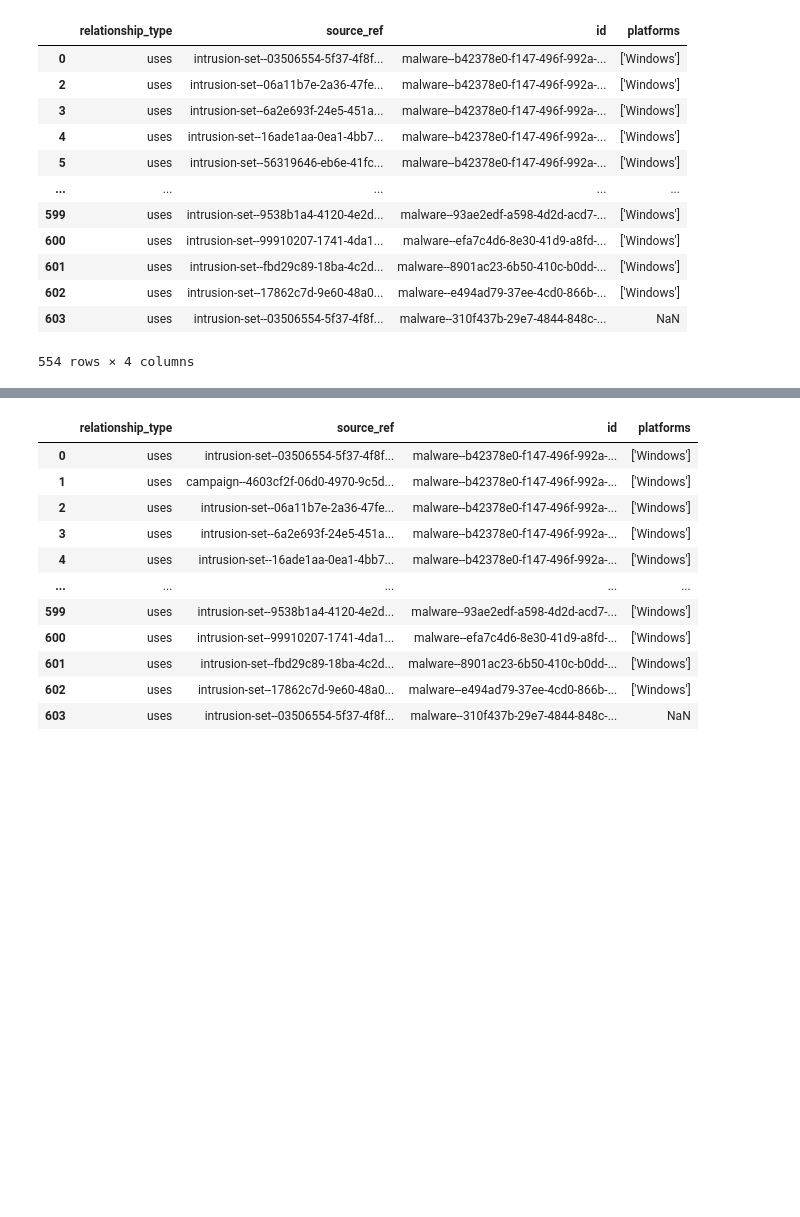
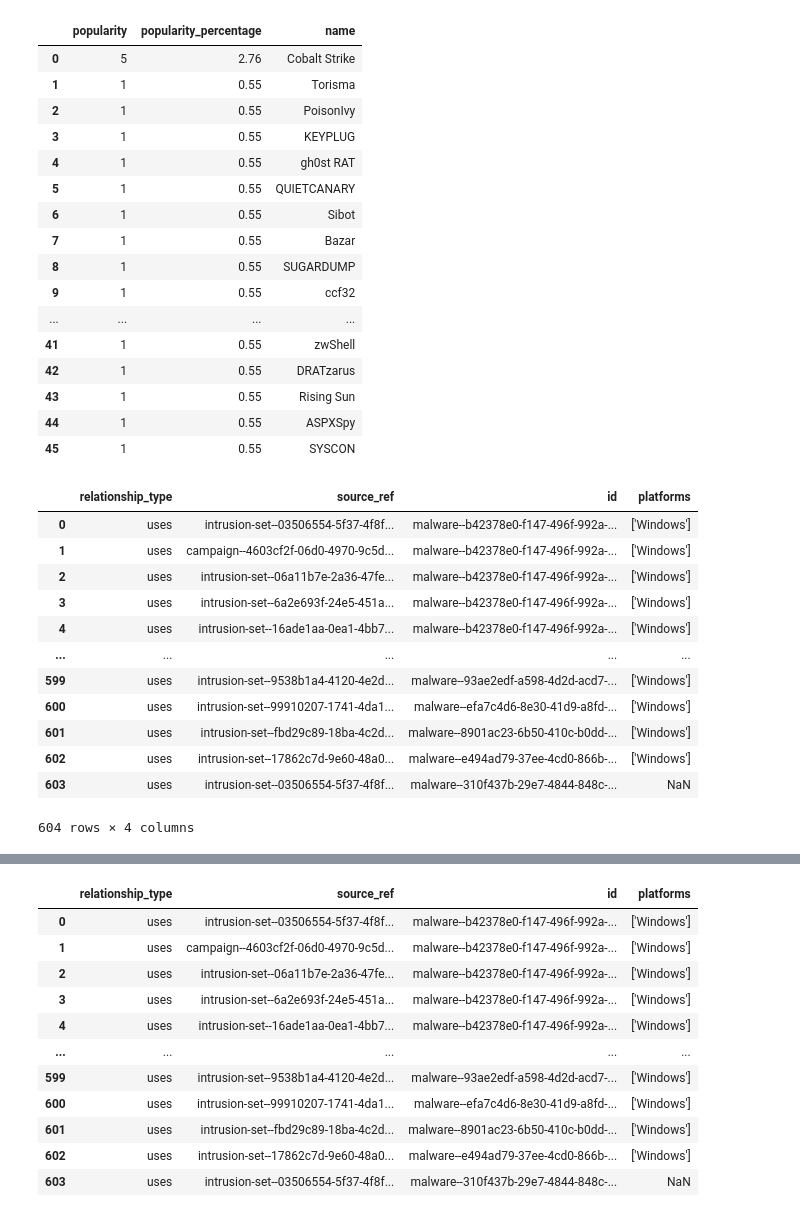
Before and after one commit to MOHAMMAD-UMAIR/ESP, a Jupyter notebook: test.ipynb, the cells around one changed output, grey strips where cells are left out. Cells and saved outputs as stored; diff of their text form; code cells hidden in the pictures; blank space fills up the shorter version.

```diff
--- a/test.ipynb
+++ b/test.ipynb
@@ -1,8 +1,8 @@
 # %%
 import pandas as pd
 # %%
-mal_plat_key='Linux'
-mal_group_key = 'Both'
+mal_plat_key='All'
+mal_group_key = 'campaign'
 # %%
 data_rel=pd.read_csv('relationship.csv')
 data_mal=pd.read_csv('malware.csv')
@@ -13,10 +13,11 @@ data_rel=data_rel[data_rel['relationship_type']=='uses']
 data_rel = data_rel[data_rel['id'].str.contains('malware')]
 data_mal_plat= data_rel.merge(data_mal[['id', 'platforms']], on='id')
 
-if mal_plat_key != "All" and mal_group_key !="Both" :
+if mal_plat_key != "All" :
     data_mal_plat = data_mal_plat.dropna(subset=['platforms'])
     filtered_df = data_mal_plat[data_mal_plat['platforms'].apply(lambda x: mal_plat_key in x)]
     filtered_df = filtered_df[filtered_df['source_ref'].str.contains(mal_group_key)]
+
 
 
 
@@ -30,22 +31,52 @@ elif mal_plat_key != "All" and mal_group_key =="Both":
 
 else :
     filtered_df = data_mal_plat[data_mal_plat['source_ref'].str.contains('intrusion-set') | data_mal_plat['source_ref'].str.contains('campaign')]
+# %%
+popularity_df = filtered_df.groupby('id').size().reset_index(name='popularity')
+    # Sort the DataFrame by popularity in descending order
+popularity_df['popularity_percentage'] = round((popularity_df['popularity'] / 181) * 100,2)
+
+# Sort the DataFrame by popularity_percentage in descending order
+popularity_df = popularity_df.sort_values(by='popularity_percentage', ascending=False)
+
+popularity_df = popularity_df.merge(data_mal[['id', 'name']], on='id')
+popular_names = popularity_df.drop('id', axis=1).reset_index(drop=True)
+# %%
+popular_names
+# %% [output]
+|  | popularity | popularity_percentage | name |
+| 0 | 5 | 2.76 | Cobalt Strike |
+| 1 | 1 | 0.55 | Torisma |
+| 2 | 1 | 0.55 | PoisonIvy |
+| 3 | 1 | 0.55 | KEYPLUG |
+| 4 | 1 | 0.55 | gh0st RAT |
+| 5 | 1 | 0.55 | QUIETCANARY |
+| 6 | 1 | 0.55 | Sibot |
+| 7 | 1 | 0.55 | Bazar |
+| 8 | 1 | 0.55 | SUGARDUMP |
+| 9 | 1 | 0.55 | ccf32 |
+| ... | ... | ... | ... |
+| 41 | 1 | 0.55 | zwShell |
+| 42 | 1 | 0.55 | DRATzarus |
+| 43 | 1 | 0.55 | Rising Sun |
+| 44 | 1 | 0.55 | ASPXSpy |
+| 45 | 1 | 0.55 | SYSCON |
 # %%
 filtered_df
 # %% [output]
 |  | relationship_type | source_ref | id | platforms |
 | 0 | uses | intrusion-set--03506554-5f37-4f8f... | malware--b42378e0-f147-496f-992a-... | ['Windows'] |
+| 1 | uses | campaign--4603cf2f-06d0-4970-9c5d... | malware--b42378e0-f147-496f-992a-... | ['Windows'] |
 | 2 | uses | intrusion-set--06a11b7e-2a36-47fe... | malware--b42378e0-f147-496f-992a-... | ['Windows'] |
 | 3 | uses | intrusion-set--6a2e693f-24e5-451a... | malware--b42378e0-f147-496f-992a-... | ['Windows'] |
 | 4 | uses | intrusion-set--16ade1aa-0ea1-4bb7... | malware--b42378e0-f147-496f-992a-... | ['Windows'] |
-| 5 | uses | intrusion-set--56319646-eb6e-41fc... | malware--b42378e0-f147-496f-992a-... | ['Windows'] |
 | ... | ... | ... | ... | ... |
 | 599 | uses | intrusion-set--9538b1a4-4120-4e2d... | malware--93ae2edf-a598-4d2d-acd7-... | ['Windows'] |
 | 600 | uses | intrusion-set--99910207-1741-4da1... | malware--efa7c4d6-8e30-41d9-a8fd-... | ['Windows'] |
 | 601 | uses | intrusion-set--fbd29c89-18ba-4c2d... | malware--8901ac23-6b50-410c-b0dd-... | ['Windows'] |
 | 602 | uses | intrusion-set--17862c7d-9e60-48a0... | malware--e494ad79-37ee-4cd0-866b-... | ['Windows'] |
 | 603 | uses | intrusion-set--03506554-5f37-4f8f... | malware--310f437b-29e7-4844-848c-... | NaN |
-554 rows × 4 columns
+604 rows × 4 columns
 # %%
 filtered_df
 # %% [output]
```
Also changed, not shown: 1 other file.
